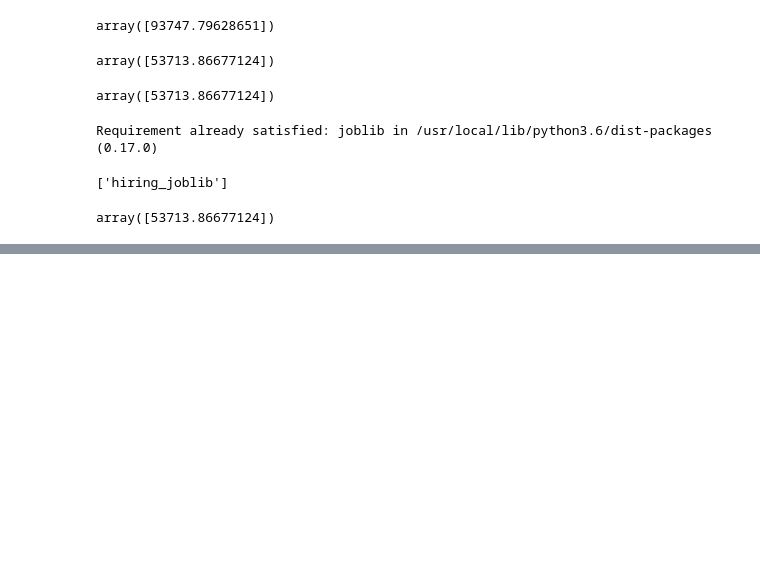
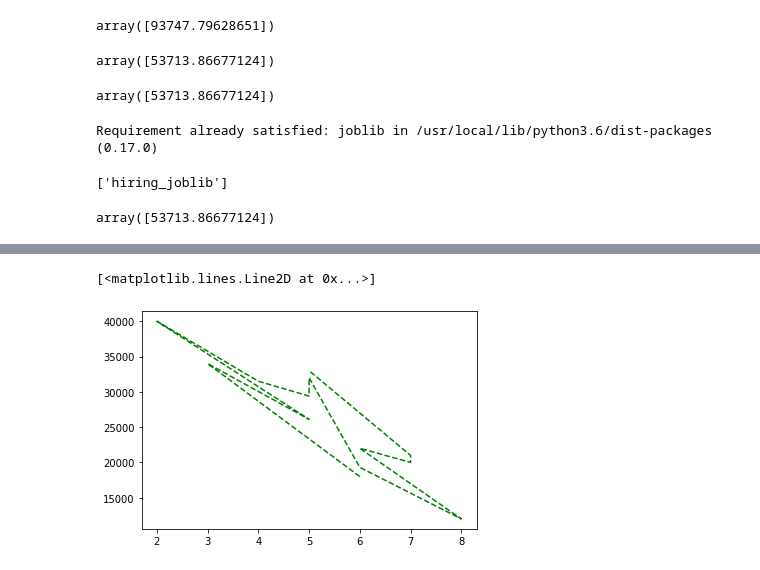
Before and after one commit to ashwinchelsea14/ML-start, a Jupyter notebook: ML_Start.ipynb, the cells around one changed output, grey strips where cells are left out. Cells and saved outputs as stored; diff of their text form; code cells hidden in the pictures; blank space fills up the shorter version.

```diff
--- a/ML_Start.ipynb
+++ b/ML_Start.ipynb
@@ -183,0 +212,5 @@ array([53713.86677124])
+# %%
+plt.plot(df['Age(yrs)'],df['Sell Price($)'],'g--')
+# %% [output]
+[<matplotlib.lines.Line2D at 0x...>]
+[figure, added]
```
Also changed, not shown: parts of 13 cells of this notebook.
